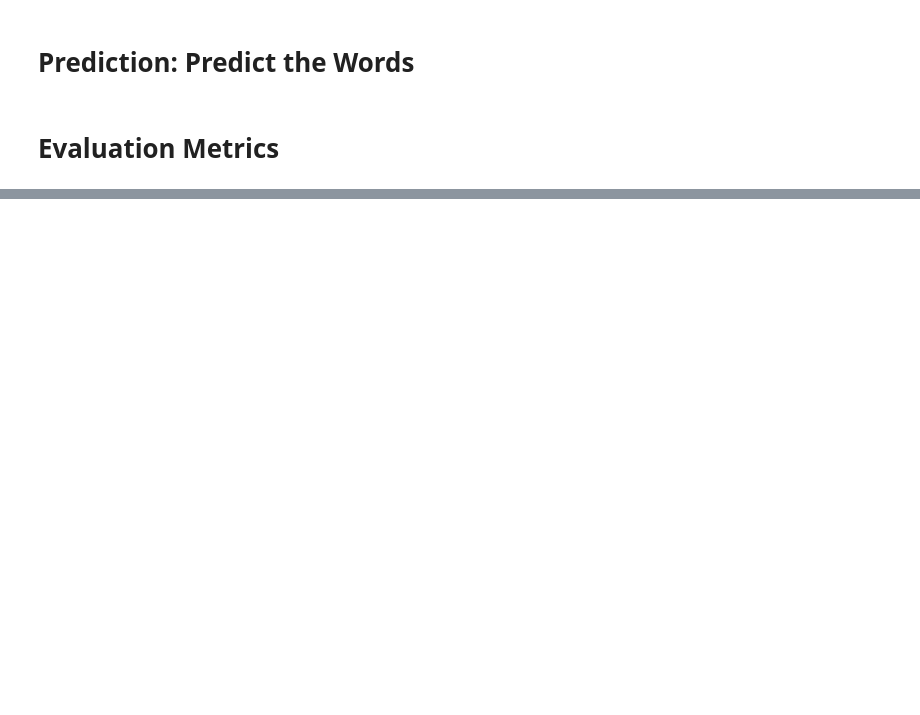
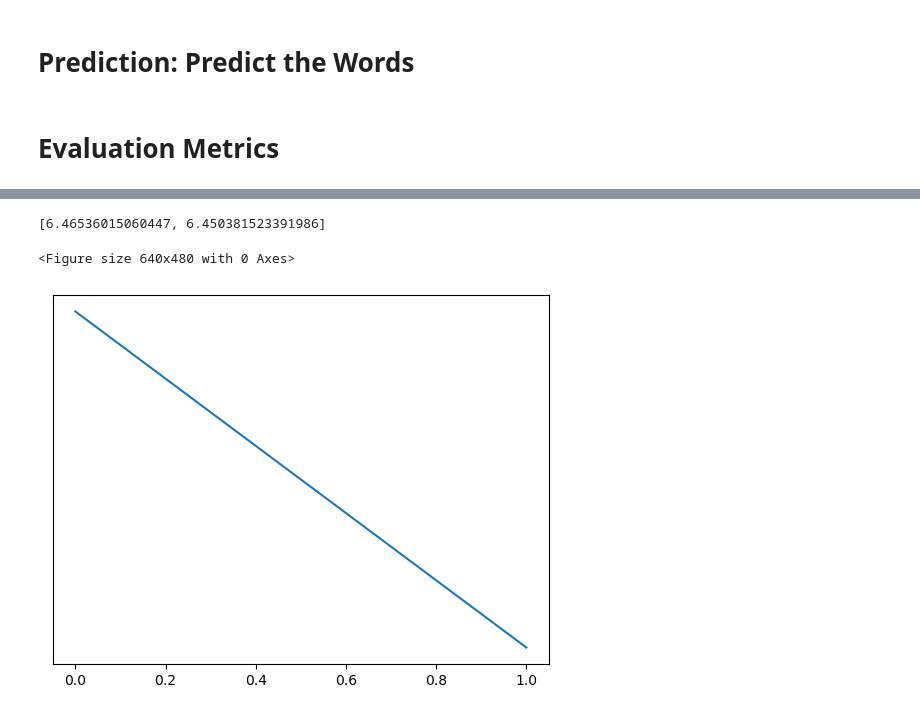
Before and after one commit to nurrizkyimani/nlp-clickbait-transfers, a Jupyter notebook: RECREATE_project_transfer.ipynb, the cells around one changed output, grey strips where cells are left out. Drawn from its saved outputs; the diff is of its cells as text; code cells hidden in the pictures; blank space fills up the shorter version.

```diff
--- a/RECREATE_project_transfer.ipynb
+++ b/RECREATE_project_transfer.ipynb
@@ -1280,0 +1391,7 @@ def calculate_bleu(data, src_field, trg_field, model, device, max_len = 50):
+# %%
+print(plot_train_loss)
+showPlot(plot_train_loss)
+# %% [output]
+[6.46536015060447, 6.450381523391986]
+<Figure size 640x480 with 0 Axes>
+[figure, added]
```
Also changed, not shown: parts of 17 cells of this notebook, 4 other files.
